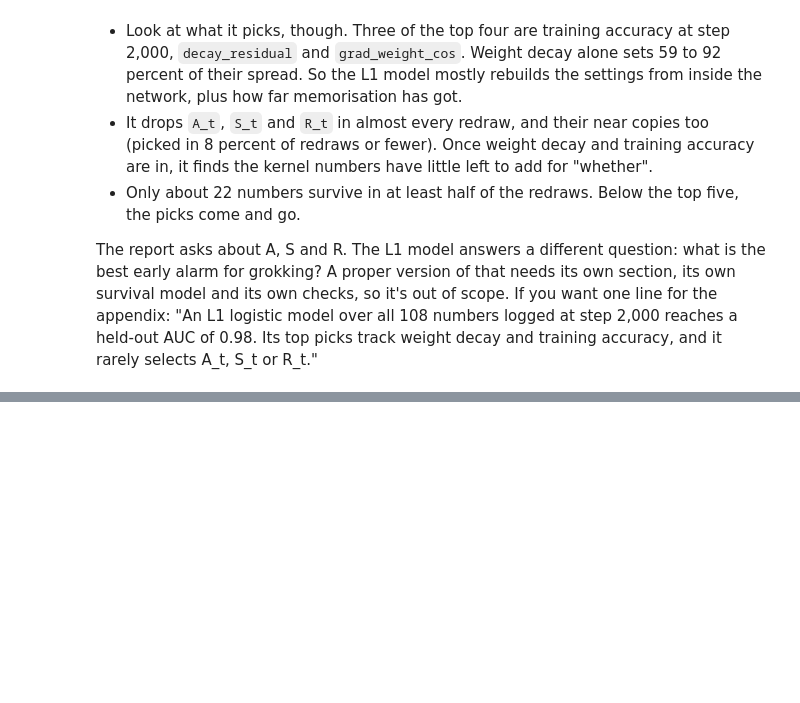
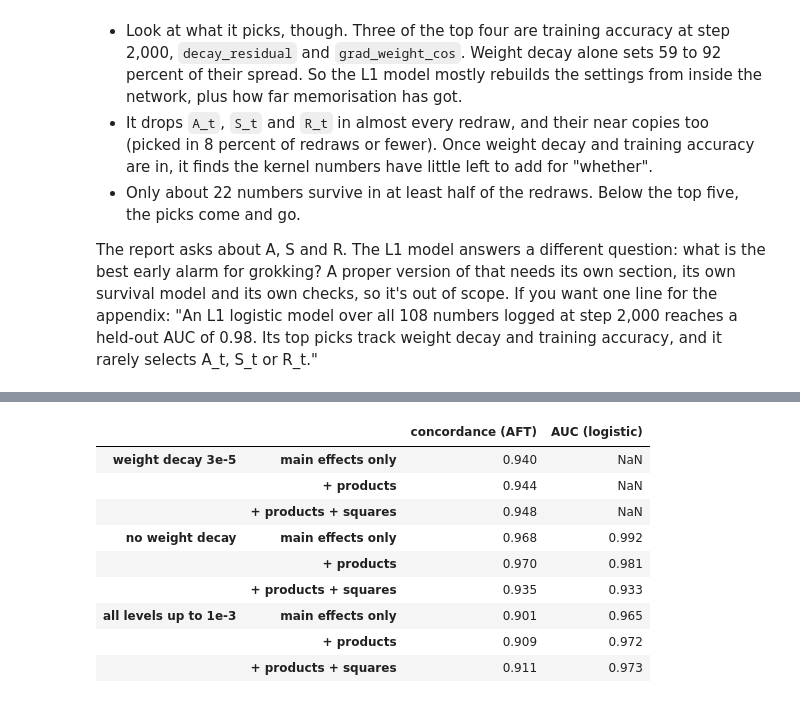
Before and after one commit to ZainAlSaffi-Dev/STAT3007, a Jupyter notebook: model_fitting/audit.ipynb, the cells around one changed output, grey strips where cells are left out. Cells and saved outputs as stored; diff of their text form; code cells hidden in the pictures; blank space fills up the shorter version.

```diff
--- a/model_fitting/audit.ipynb
+++ b/model_fitting/audit.ipynb
@@ -496,0 +606,37 @@ The report asks about A, S and R. The L1 model answers a different question: wha
+# %%
+PAIRS = [('A_t', 'S_t'), ('A_t', 'R_t'), ('S_t', 'R_t')]
+
+def products(X):
+    return pd.DataFrame({f'{a} x {b}': X[a] * X[b] for a, b in PAIRS})
+
+def squares(X):
+    return pd.DataFrame({f'{a}^2': X[a] ** 2 for a in names.values()})
+
+def held_out_with(df, extra, classify):
+    # Leave one cell out. Settings + kernel, plus the columns that `extra` builds from the scaled kernel numbers.
+    pred, prob = pd.Series(index=df.index, dtype=float), pd.Series(index=df.index, dtype=float)
+    for train, test in LeaveOneGroupOut().split(df, groups=df['cell']):
+        tr, te = df.iloc[train], df.iloc[test]
+        X_tr, X_te = design(tr, inputs, SETTINGS, tr), design(te, inputs, SETTINGS, tr)
+        X_tr, X_te = X_tr.join(extra(X_tr)), X_te.join(extra(X_te))
+        aft = LogNormalAFTFitter(penalizer=0.01).fit(X_tr.assign(T=tr['T'], grokked=tr['grokked']), 'T', 'grokked')
+        pred.iloc[test] = aft.predict_median(X_te).to_numpy().ravel()
+        if classify:
+            prob.iloc[test] = LogisticRegression(max_iter=2000).fit(X_tr, tr['grokked']).predict_proba(X_te)[:, 1]
+    return {'concordance (AFT)': c_index(df, pred), 'AUC (logistic)': roc_auc_score(df['grokked'], prob) if classify else np.nan}
+
+extras = {'main effects only': lambda X: X.iloc[:, :0], '+ products': products,
+          '+ products + squares': lambda X: products(X).join(squares(X))}
+pd.DataFrame({(label, name): held_out_with(df, extra, label != 'weight decay 3e-5')
+              for label, df in sets.items() for name, extra in extras.items()}).T.round(3)
+# %% [output]
+|  |  | concordance (AFT) | AUC (logistic) |
+| weight decay 3e-5 | main effects only | 0.940 | NaN |
+|  | + products | 0.944 | NaN |
+|  | + products + squares | 0.948 | NaN |
+| no weight decay | main effects only | 0.968 | 0.992 |
+|  | + products | 0.970 | 0.981 |
+|  | + products + squares | 0.935 | 0.933 |
+| all levels up to 1e-3 | main effects only | 0.901 | 0.965 |
+|  | + products | 0.909 | 0.972 |
+|  | + products + squares | 0.911 | 0.973 |
```
Also changed, not shown: parts of 14 cells of this notebook, 1 other file.
